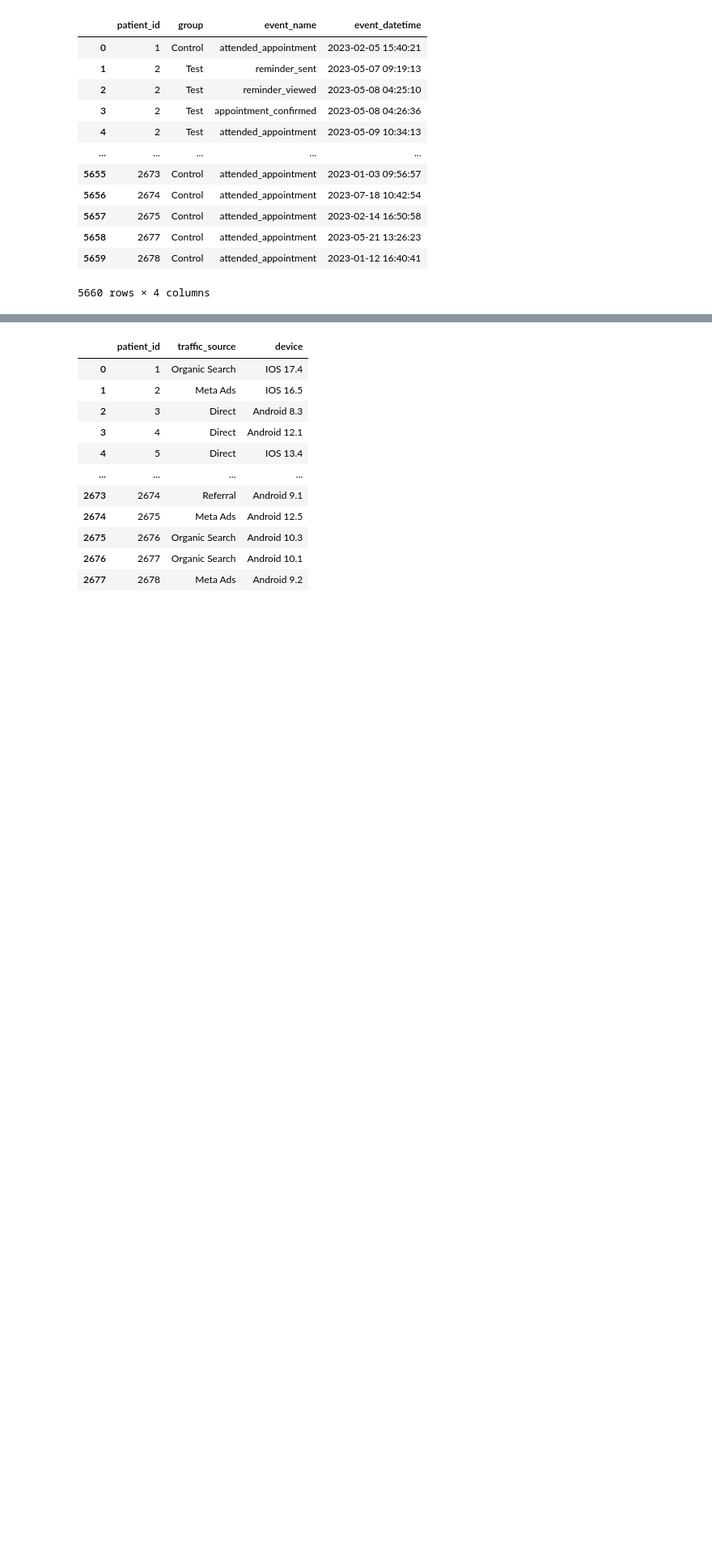
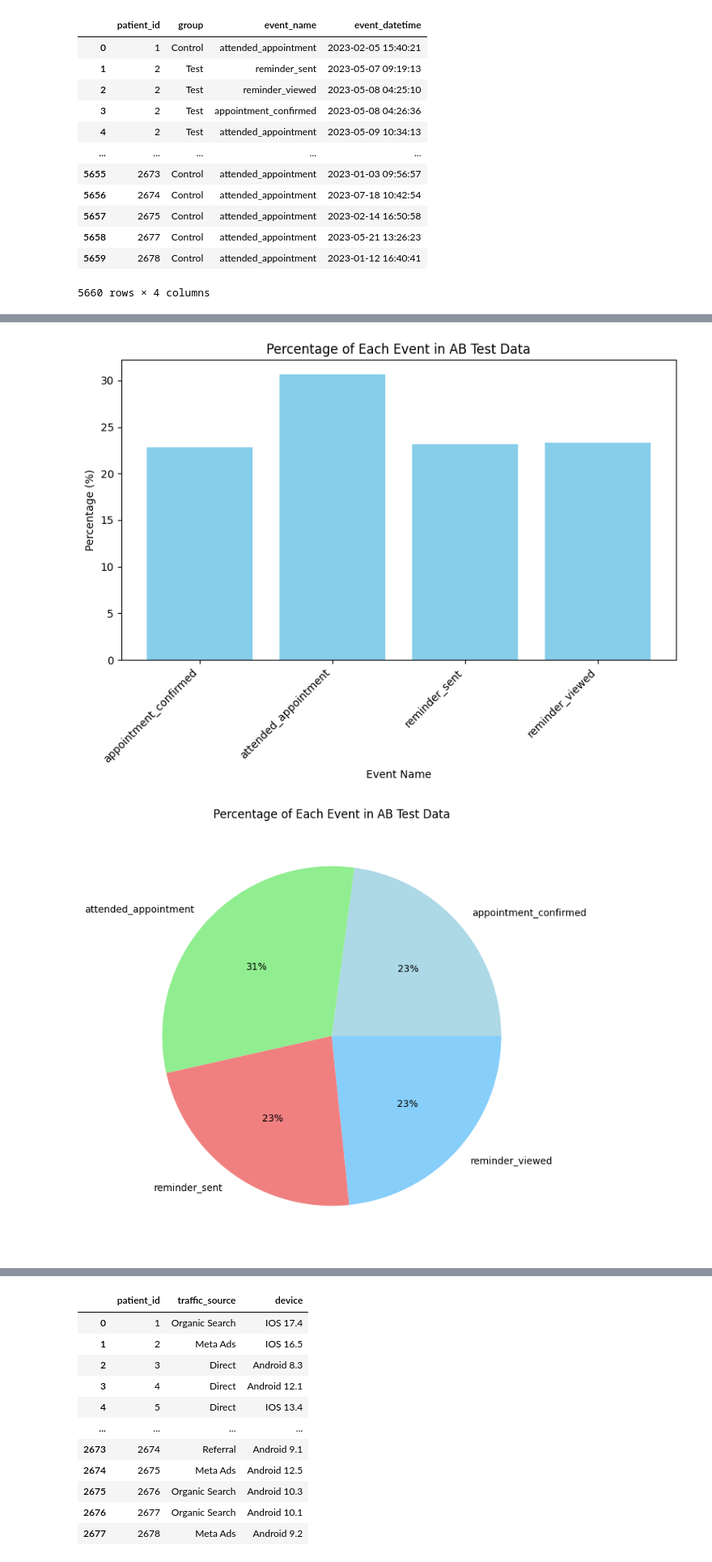
Before and after one commit to Ismat-Samadov/kyla_ProductAnalyst, a Jupyter notebook: task.ipynb, the cells around one changed output, grey strips where cells are left out. Shown: that part at 81% size. Cells and saved outputs as stored; diff of their text form; code cells hidden in the pictures; blank space fills up the shorter version.

```diff
--- a/task.ipynb
+++ b/task.ipynb
@@ -26,0 +110,26 @@ ab_test_data
+# %%
+# Calculate the percentage of each event
+grouped_ab_test_data['percentage'] = (grouped_ab_test_data['count'] / grouped_ab_test_data['count'].sum()) * 100
+
+# Plotting the bar chart with percentages
+plt.figure(figsize=(8, 6))
+plt.bar(grouped_ab_test_data['event_name'], grouped_ab_test_data['percentage'], color='skyblue')
+plt.xlabel('Event Name')
+plt.ylabel('Percentage (%)')
+plt.title('Percentage of Each Event in AB Test Data')
+plt.xticks(rotation=45, ha='right')
+
+# Display the plot
+plt.tight_layout()
+plt.show()
+
+# Plotting the pie chart with percentages
+plt.figure(figsize=(8, 8))
+plt.pie(grouped_ab_test_data['percentage'], labels=grouped_ab_test_data['event_name'], autopct='%1.0f%%', colors=['lightblue', 'lightgreen', 'lightcoral', 'lightskyblue'])
+plt.title('Percentage of Each Event in AB Test Data')
+
+# Display the pie chart
+plt.show()
+# %% [output]
+[figure, added]
+[figure, added]
```
Also changed, not shown: parts of 20 cells of this notebook.
